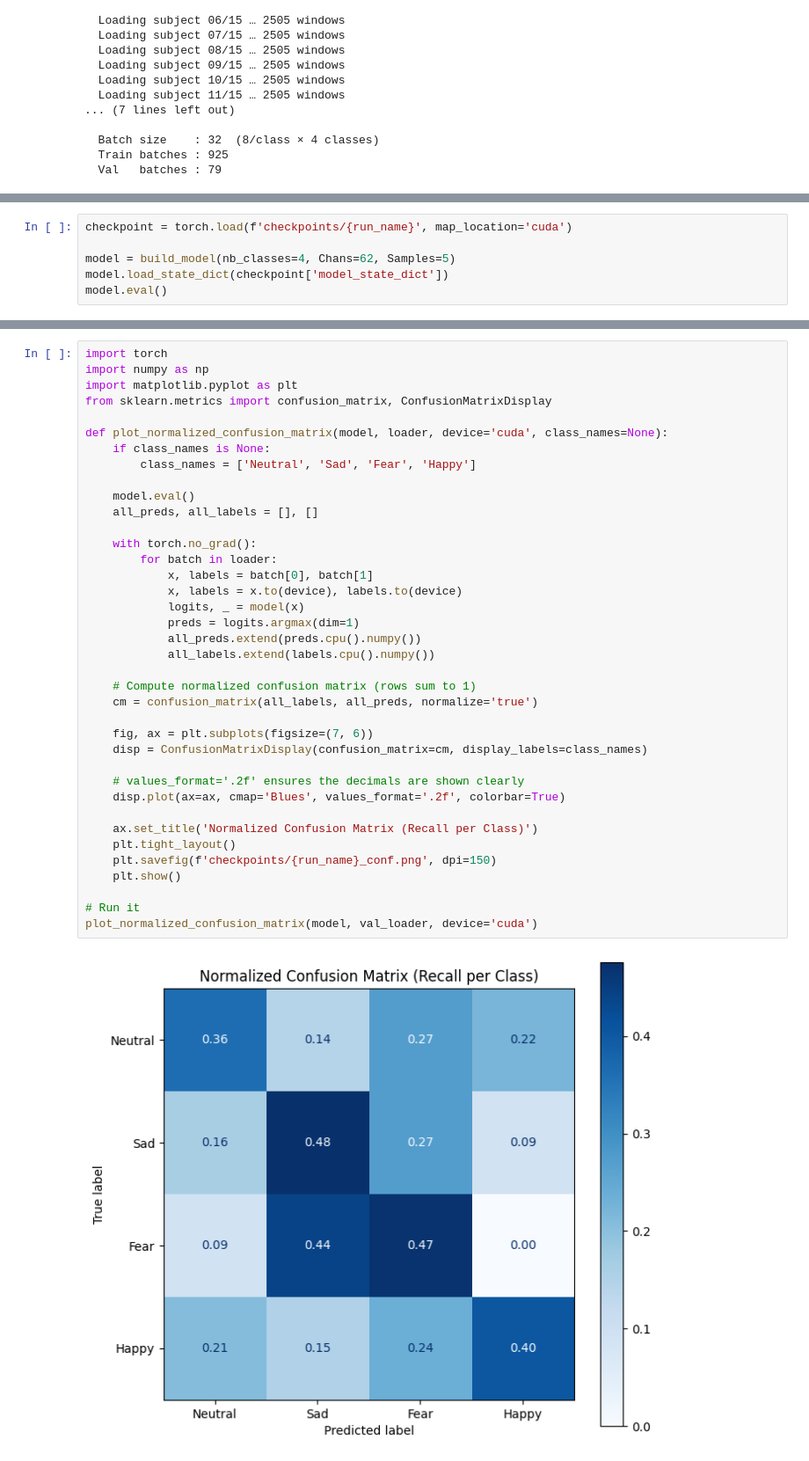
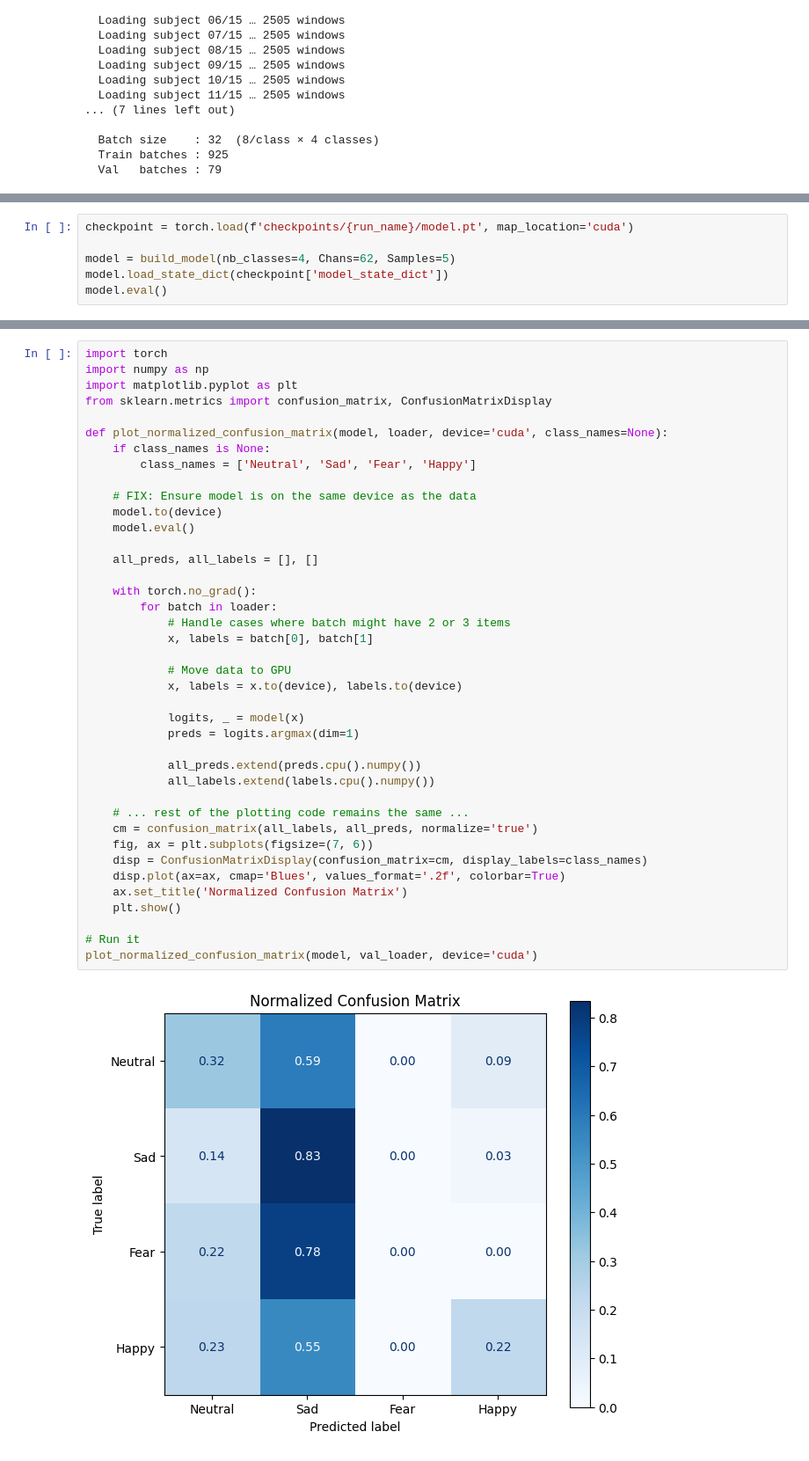
Before and after one commit to bds062/CMSC472-Final, a Jupyter notebook: model_training.ipynb, the cells around one changed output, grey strips where cells are left out. Shown at 88% size. Saved outputs shown, nothing was run; the diff lists cells and outputs as text.

```diff
--- a/model_training.ipynb
+++ b/model_training.ipynb
@@ -127,5 +132,5 @@ Model saved to checkpoints/ContrastivePrototype.pt
 # %%
-checkpoint = torch.load(f'checkpoints/{run_name}', map_location='cuda')
+checkpoint = torch.load(f'checkpoints/{run_name}/model.pt', map_location='cuda')
 
 model = build_model(nb_classes=4, Chans=62, Samples=5)
 model.load_state_dict(checkpoint['model_state_dict'])
@@ -134,39 +157,41 @@ model.eval()
 import torch
 import numpy as np
 import matplotlib.pyplot as plt
 from sklearn.metrics import confusion_matrix, ConfusionMatrixDisplay
 
 def plot_normalized_confusion_matrix(model, loader, device='cuda', class_names=None):
     if class_names is None:
         class_names = ['Neutral', 'Sad', 'Fear', 'Happy']
 
+    # FIX: Ensure model is on the same device as the data
+    model.to(device)
     model.eval()
+
     all_preds, all_labels = [], []
 
     with torch.no_grad():
         for batch in loader:
+            # Handle cases where batch might have 2 or 3 items
             x, labels = batch[0], batch[1]
+
+            # Move data to GPU
             x, labels = x.to(device), labels.to(device)
+
             logits, _ = model(x)
             preds = logits.argmax(dim=1)
+
             all_preds.extend(preds.cpu().numpy())
             all_labels.extend(labels.cpu().numpy())
 
-    # Compute normalized confusion matrix (rows sum to 1)
+    # ... rest of the plotting code remains the same ...
     cm = confusion_matrix(all_labels, all_preds, normalize='true')
-
     fig, ax = plt.subplots(figsize=(7, 6))
     disp = ConfusionMatrixDisplay(confusion_matrix=cm, display_labels=class_names)
-
-    # values_format='.2f' ensures the decimals are shown clearly
     disp.plot(ax=ax, cmap='Blues', values_format='.2f', colorbar=True)
-
-    ax.set_title('Normalized Confusion Matrix (Recall per Class)')
-    plt.tight_layout()
-    plt.savefig(f'checkpoints/{run_name}_conf.png', dpi=150)
+    ax.set_title('Normalized Confusion Matrix')
     plt.show()
 
 # Run it
 plot_normalized_confusion_matrix(model, val_loader, device='cuda')
 # %% [output]
-[figure, old version]
+[figure, new version]
```
Also changed, not shown: parts of 4 cells of this notebook, 4 other files.
